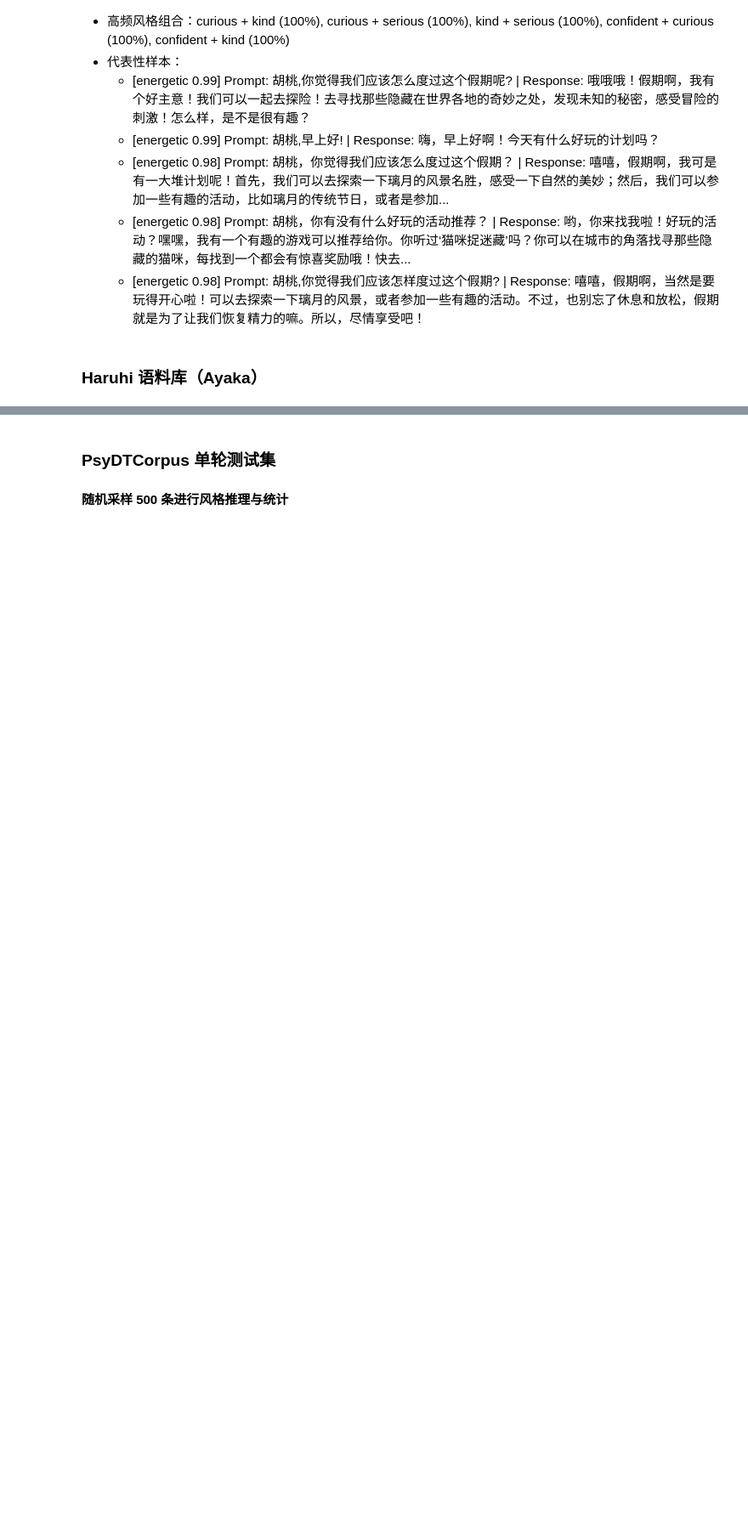
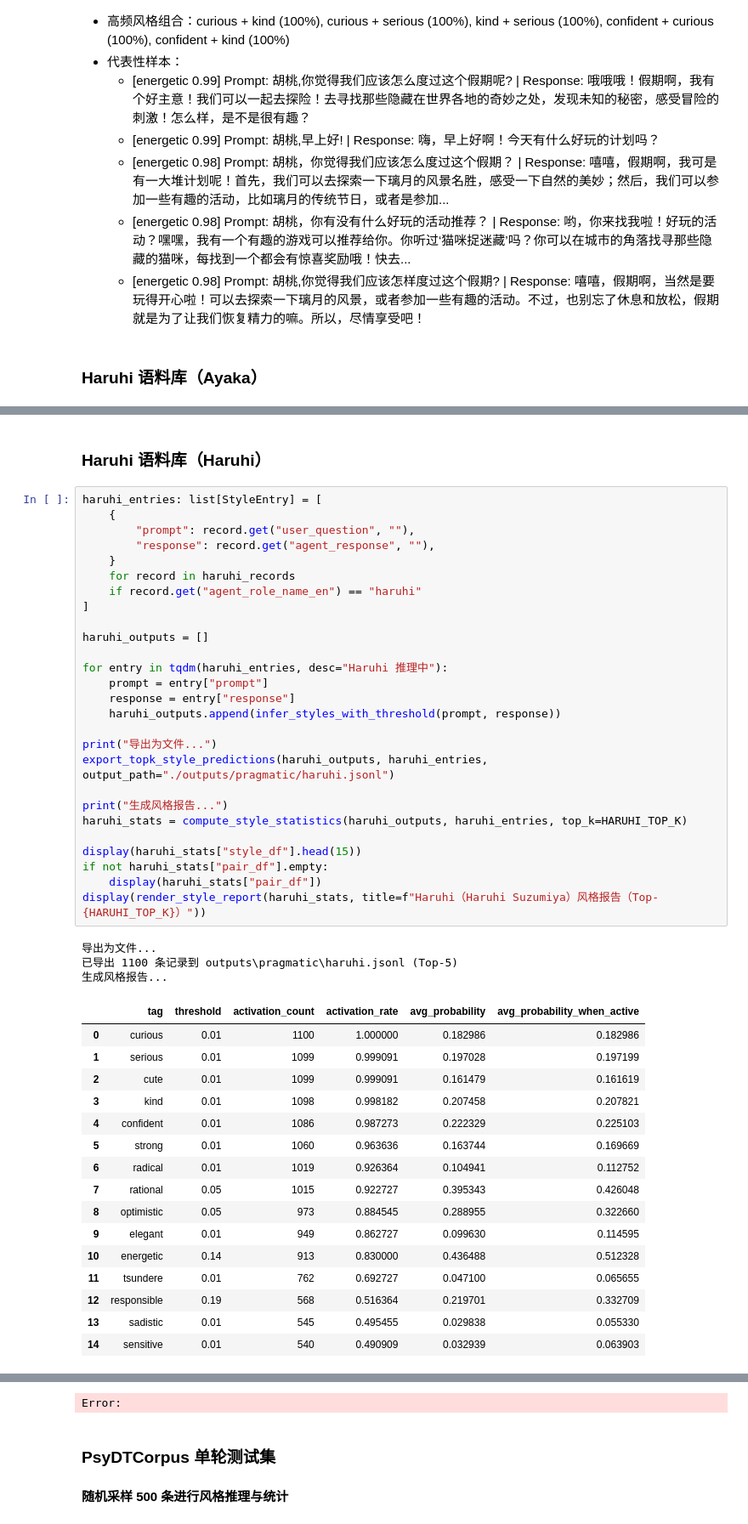
Before and after one commit to Moemu/OtakuLab, a Jupyter notebook: notebook/Word_vector_centroids.ipynb, the cells around one changed output, grey strips where cells are left out. Shown at 85% size. Drawn from its saved outputs; the diff is of its cells as text; blank space fills up the shorter version.

```diff
--- a/notebook/Word_vector_centroids.ipynb
+++ b/notebook/Word_vector_centroids.ipynb
@@ -2655,0 +2733,49 @@ Error:
+# %% [markdown]
+### Haruhi 语料库（Haruhi）
+# %%
+haruhi_entries: list[StyleEntry] = [
+    {
+        "prompt": record.get("user_question", ""),
+        "response": record.get("agent_response", ""),
+    }
+    for record in haruhi_records
+    if record.get("agent_role_name_en") == "haruhi"
+]
+
+haruhi_outputs = []
+
+for entry in tqdm(haruhi_entries, desc="Haruhi 推理中"):
+    prompt = entry["prompt"]
+    response = entry["response"]
+    haruhi_outputs.append(infer_styles_with_threshold(prompt, response))
+
+print("导出为文件...")
+export_topk_style_predictions(haruhi_outputs, haruhi_entries, output_path="./outputs/pragmatic/haruhi.jsonl")
+
+print("生成风格报告...")
+haruhi_stats = compute_style_statistics(haruhi_outputs, haruhi_entries, top_k=HARUHI_TOP_K)
+
+display(haruhi_stats["style_df"].head(15))
+if not haruhi_stats["pair_df"].empty:
+    display(haruhi_stats["pair_df"])
+display(render_style_report(haruhi_stats, title=f"Haruhi（Haruhi Suzumiya）风格报告（Top-{HARUHI_TOP_K}）"))
+# %% [output]
+导出为文件...
+已导出 1100 条记录到 outputs\pragmatic\haruhi.jsonl (Top-5)
+生成风格报告...
+|  | tag | threshold | activation_count | activation_rate | avg_probability | avg_probability_when_active |
+| 0 | curious | 0.01 | 1100 | 1.000000 | 0.182986 | 0.182986 |
+| 1 | serious | 0.01 | 1099 | 0.999091 | 0.197028 | 0.197199 |
+| 2 | cute | 0.01 | 1099 | 0.999091 | 0.161479 | 0.161619 |
+| 3 | kind | 0.01 | 1098 | 0.998182 | 0.207458 | 0.207821 |
+| 4 | confident | 0.01 | 1086 | 0.987273 | 0.222329 | 0.225103 |
+| 5 | strong | 0.01 | 1060 | 0.963636 | 0.163744 | 0.169669 |
+| 6 | radical | 0.01 | 1019 | 0.926364 | 0.104941 | 0.112752 |
+| 7 | rational | 0.05 | 1015 | 0.922727 | 0.395343 | 0.426048 |
+| 8 | optimistic | 0.05 | 973 | 0.884545 | 0.288955 | 0.322660 |
+| 9 | elegant | 0.01 | 949 | 0.862727 | 0.099630 | 0.114595 |
+| 10 | energetic | 0.14 | 913 | 0.830000 | 0.436488 | 0.512328 |
+| 11 | tsundere | 0.01 | 762 | 0.692727 | 0.047100 | 0.065655 |
+| 12 | responsible | 0.19 | 568 | 0.516364 | 0.219701 | 0.332709 |
+| 13 | sadistic | 0.01 | 545 | 0.495455 | 0.029838 | 0.055330 |
+| 14 | sensitive | 0.01 | 540 | 0.490909 | 0.032939 | 0.063903 |
@@ -2656,3 +2810,4 @@ Error:
+Error:
 # %% [markdown]
 ### PsyDTCorpus 单轮测试集
 #### 随机采样 500 条进行风格推理与统计
```
Also changed, not shown: parts of 6 cells of this notebook, 2 other files.
